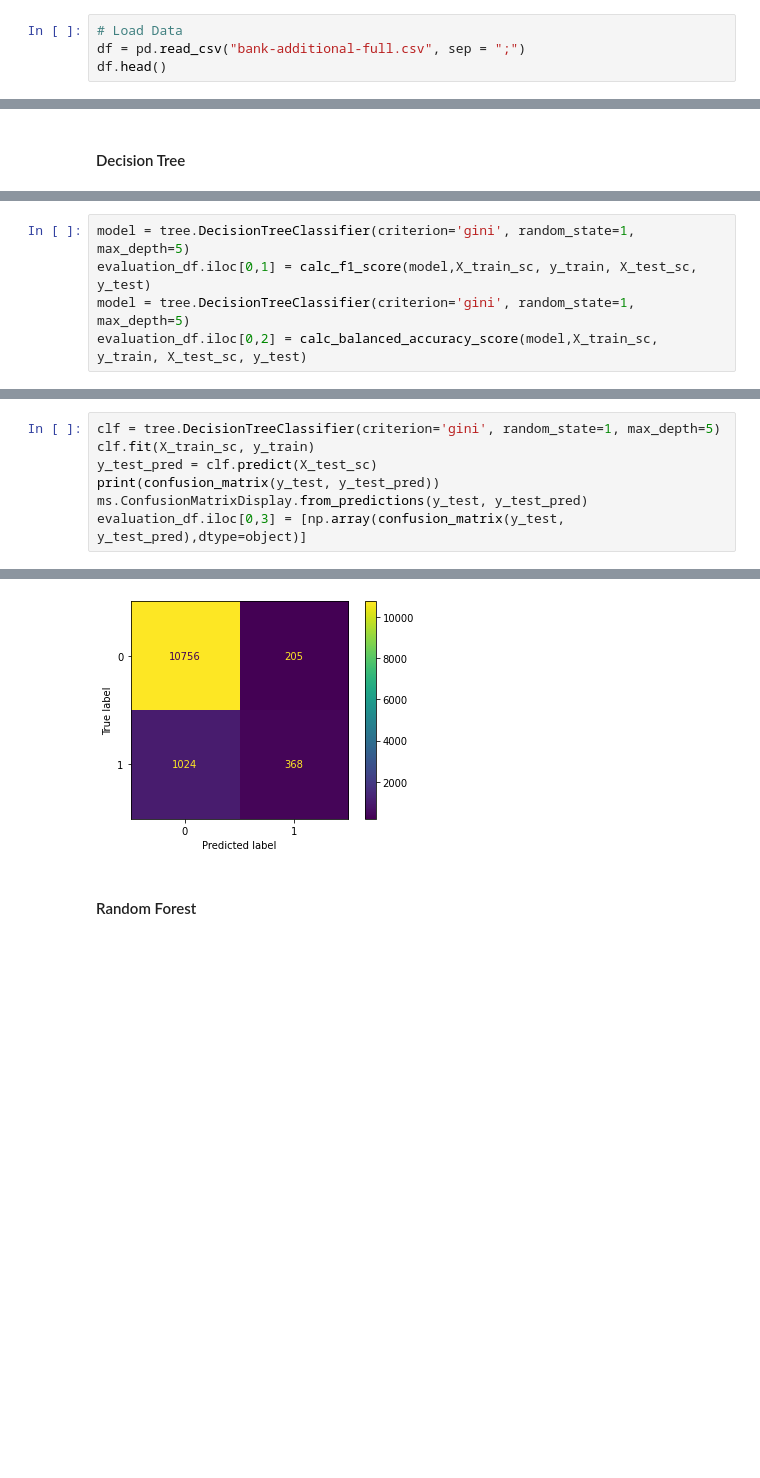
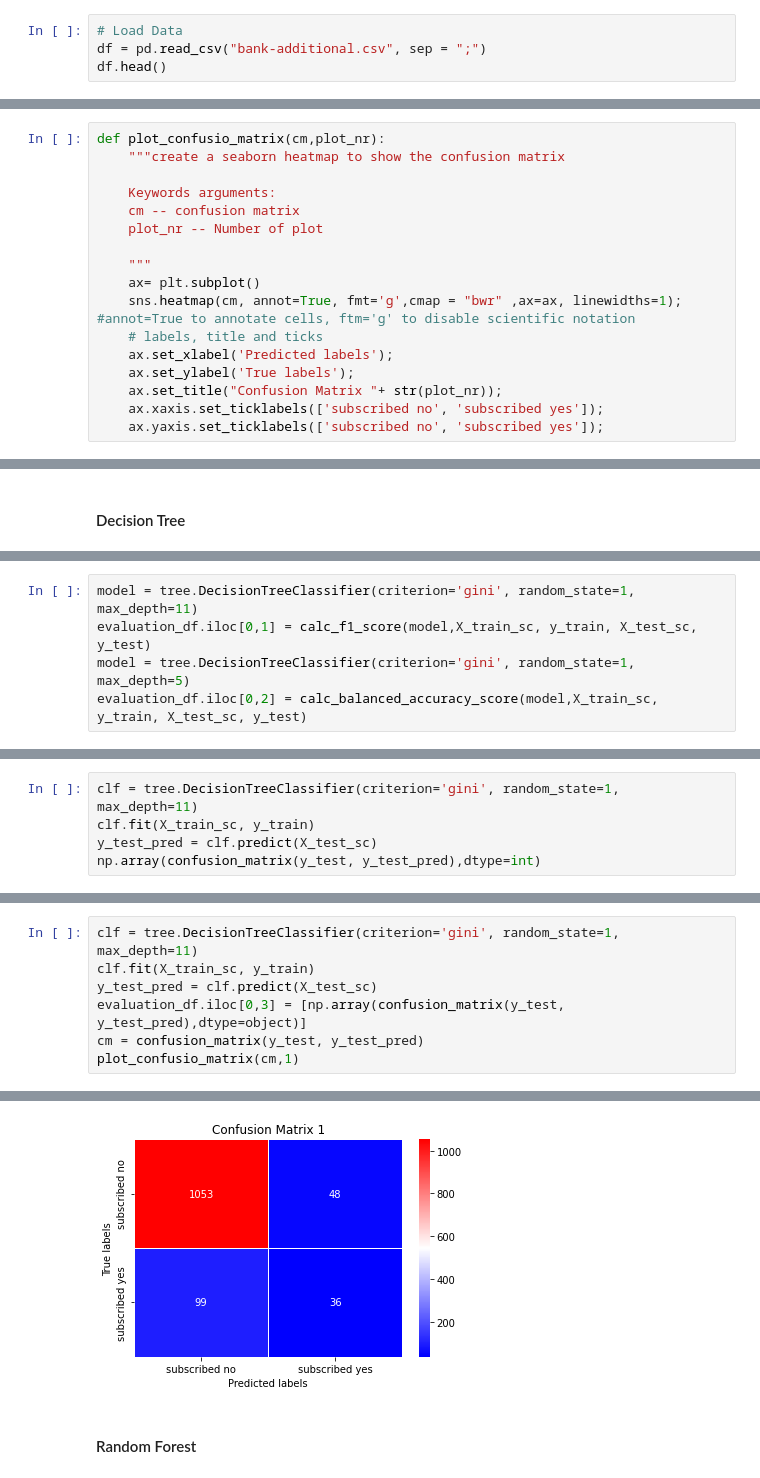
Before and after one commit to wuesten/Potfolio_2_ML, a Jupyter notebook: Exam.ipynb, the cells around one changed output, grey strips where cells are left out. Drawn from its saved outputs; the diff is of its cells as text; blank space fills up the shorter version.

```diff
--- a/Exam.ipynb
+++ b/Exam.ipynb
@@ -79,7 +80,7 @@ from sklearn.decomposition import PCA
 In Data Cleansing the data is checked for duplicates and missing values.
 # %%
 # Load Data
-df = pd.read_csv("bank-additional-full.csv", sep = ";")
+df = pd.read_csv("bank-additional.csv", sep = ";")
 df.head()
 # %% [output]
 |  | age | job | marital | education | default | housing | loan | contact | month | day_of_week | ... |
@@ -364,3 +421,20 @@ def calc_balanced_accuracy_score(model,x_train,y_train,x_test,y_test):
     y_test_pred = model.predict(x_test)
     print(balanced_accuracy_score(y_test, y_test_pred))
     return balanced_accuracy_score(y_test, y_test_pred)
+# %%
+def plot_confusio_matrix(cm,plot_nr):
+    """create a seaborn heatmap to show the confusion matrix
+
+    Keywords arguments:
+    cm -- confusion matrix
+    plot_nr -- Number of plot
+
+    """
+    ax= plt.subplot()
+    sns.heatmap(cm, annot=True, fmt='g',cmap = "bwr" ,ax=ax, linewidths=1);  #annot=True to annotate cells, ftm='g' to disable scientific notation
+    # labels, title and ticks
+    ax.set_xlabel('Predicted labels');
+    ax.set_ylabel('True labels');
+    ax.set_title("Confusion Matrix "+ str(plot_nr));
+    ax.xaxis.set_ticklabels(['subscribed no', 'subscribed yes']);
+    ax.yaxis.set_ticklabels(['subscribed no', 'subscribed yes']);
@@ -381,5 +471,5 @@ evaluation_df = evaluation_df.append(pd.DataFrame({'algorithm':['Decision tree']
 # %%
-model = tree.DecisionTreeClassifier(criterion='gini', random_state=1, max_depth=5)
+model = tree.DecisionTreeClassifier(criterion='gini', random_state=1, max_depth=11)
 evaluation_df.iloc[0,1] = calc_f1_score(model,X_train_sc, y_train, X_test_sc, y_test)
 model = tree.DecisionTreeClassifier(criterion='gini', random_state=1, max_depth=5)
 evaluation_df.iloc[0,2] = calc_balanced_accuracy_score(model,X_train_sc, y_train, X_test_sc, y_test)
@@ -388,0 +479,5 @@ evaluation_df.iloc[0,2] = calc_balanced_accuracy_score(model,X_train_sc, y_train
+# %%
+clf = tree.DecisionTreeClassifier(criterion='gini', random_state=1, max_depth=11)
+clf.fit(X_train_sc, y_train)
+y_test_pred = clf.predict(X_test_sc)
+np.array(confusion_matrix(y_test, y_test_pred),dtype=int)
@@ -389,8 +487,8 @@ evaluation_df.iloc[0,2] = calc_balanced_accuracy_score(model,X_train_sc, y_train
 # %%
-clf = tree.DecisionTreeClassifier(criterion='gini', random_state=1, max_depth=5)
+clf = tree.DecisionTreeClassifier(criterion='gini', random_state=1, max_depth=11)
 clf.fit(X_train_sc, y_train)
 y_test_pred = clf.predict(X_test_sc)
-print(confusion_matrix(y_test, y_test_pred))
-ms.ConfusionMatrixDisplay.from_predictions(y_test, y_test_pred)
 evaluation_df.iloc[0,3] = [np.array(confusion_matrix(y_test, y_test_pred),dtype=object)]
+cm = confusion_matrix(y_test, y_test_pred)
+plot_confusio_matrix(cm,1)
 # %% [output]
@@ -399,4 +495,4 @@ evaluation_df.iloc[0,3] = [np.array(confusion_matrix(y_test, y_test_pred),dtype=
-[figure, old version]
+[figure, new version]
 # %% [markdown]
 #### Random Forest <a id='6'></a>
 # %%
```
Also changed, not shown: parts of 56 cells of this notebook, 2 other files.
